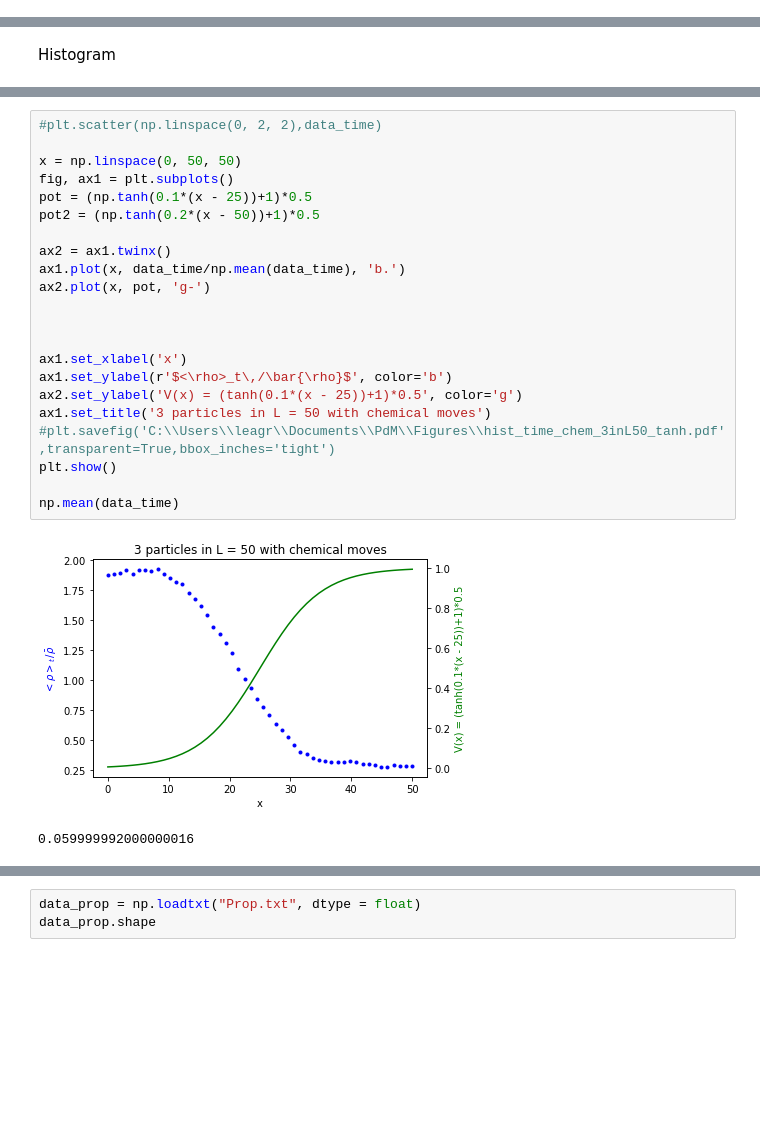
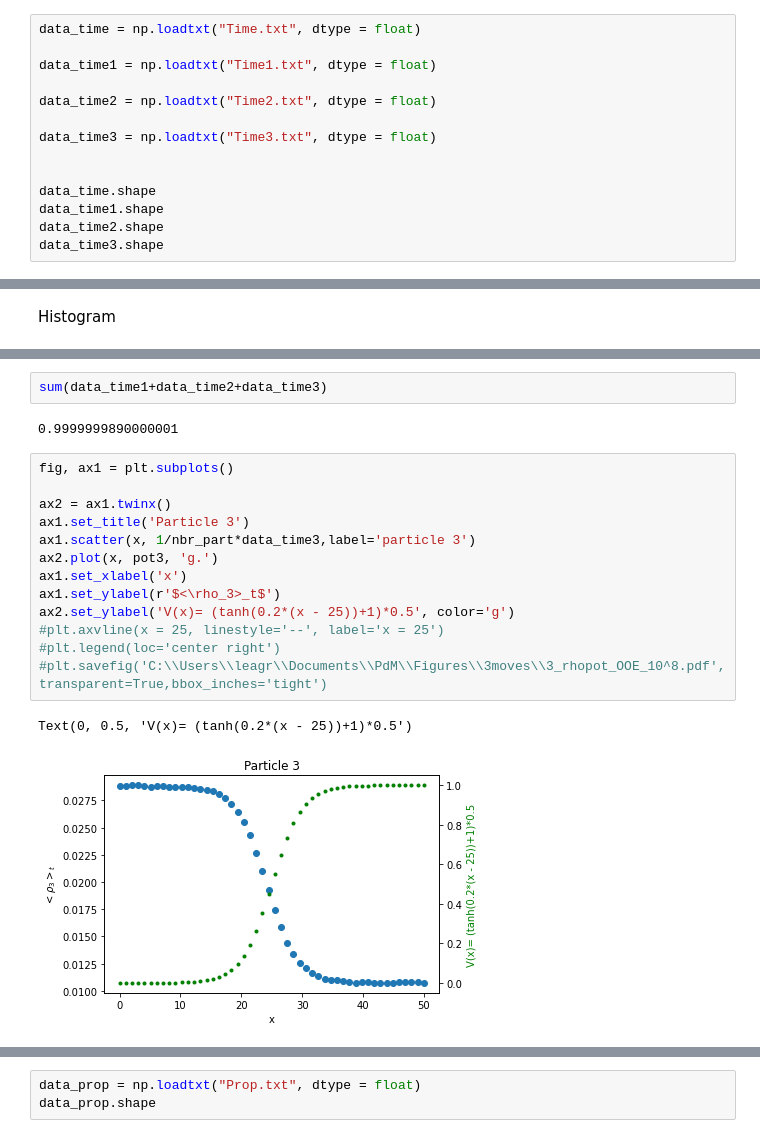
Before and after one commit to lea-byte/pdm, a Jupyter notebook: new_analysis.ipynb, the cells around one changed output, grey strips where cells are left out. Drawn from its saved outputs; the diff is of its cells as text; blank space fills up the shorter version.

```diff
--- a/new_analysis.ipynb
+++ b/new_analysis.ipynb
@@ -37,0 +33,14 @@ data_time.shape
+# %%
+data_time = np.loadtxt("Time.txt", dtype = float)
+
+data_time1 = np.loadtxt("Time1.txt", dtype = float)
+
+data_time2 = np.loadtxt("Time2.txt", dtype = float)
+
+data_time3 = np.loadtxt("Time3.txt", dtype = float)
+
+
+data_time.shape
+data_time1.shape
+data_time2.shape
+data_time3.shape
@@ -76,25 +144,20 @@ Histogram
+# %%
+sum(data_time1+data_time2+data_time3)
+# %% [output]
+0.9999999890000001
 # %%
-#plt.scatter(np.linspace(0, 2, 2),data_time)
-
-x = np.linspace(0, 50, 50)
 fig, ax1 = plt.subplots()
-pot = (np.tanh(0.1*(x - 25))+1)*0.5
-pot2 = (np.tanh(0.2*(x - 50))+1)*0.5
 
 ax2 = ax1.twinx()
-ax1.plot(x, data_time/np.mean(data_time), 'b.')
-ax2.plot(x, pot, 'g-')
-
-
-
+ax1.set_title('Particle 3')
+ax1.scatter(x, 1/nbr_part*data_time3,label='particle 3')
+ax2.plot(x, pot3, 'g.')
 ax1.set_xlabel('x')
-ax1.set_ylabel(r'$<\rho>_t\,/\bar{\rho}$', color='b')
-ax2.set_ylabel('V(x) = (tanh(0.1*(x - 25))+1)*0.5', color='g')
-ax1.set_title('3 particles in L = 50 with chemical moves')
-#plt.savefig('C:\\Users\\leagr\\Documents\\PdM\\Figures\\hist_time_chem_3inL50_tanh.pdf',transparent=True,bbox_inches='tight')
-plt.show()
-
-np.mean(data_time)
+ax1.set_ylabel(r'$<\rho_3>_t$')
+ax2.set_ylabel('V(x)= (tanh(0.2*(x - 25))+1)*0.5', color='g')
+#plt.axvline(x = 25, linestyle='--', label='x = 25')
+#plt.legend(loc='center right')
+#plt.savefig('C:\\Users\\leagr\\Documents\\PdM\\Figures\\3moves\\3_rhopot_OOE_10^8.pdf',transparent=True,bbox_inches='tight')
 # %% [output]
+Text(0, 0.5, 'V(x)= (tanh(0.2*(x - 25))+1)*0.5')
-[figure, old version]
+[figure, new version]
-0.059999992000000016
```
Also changed, not shown: parts of 9 cells of this notebook, 7 other files.
